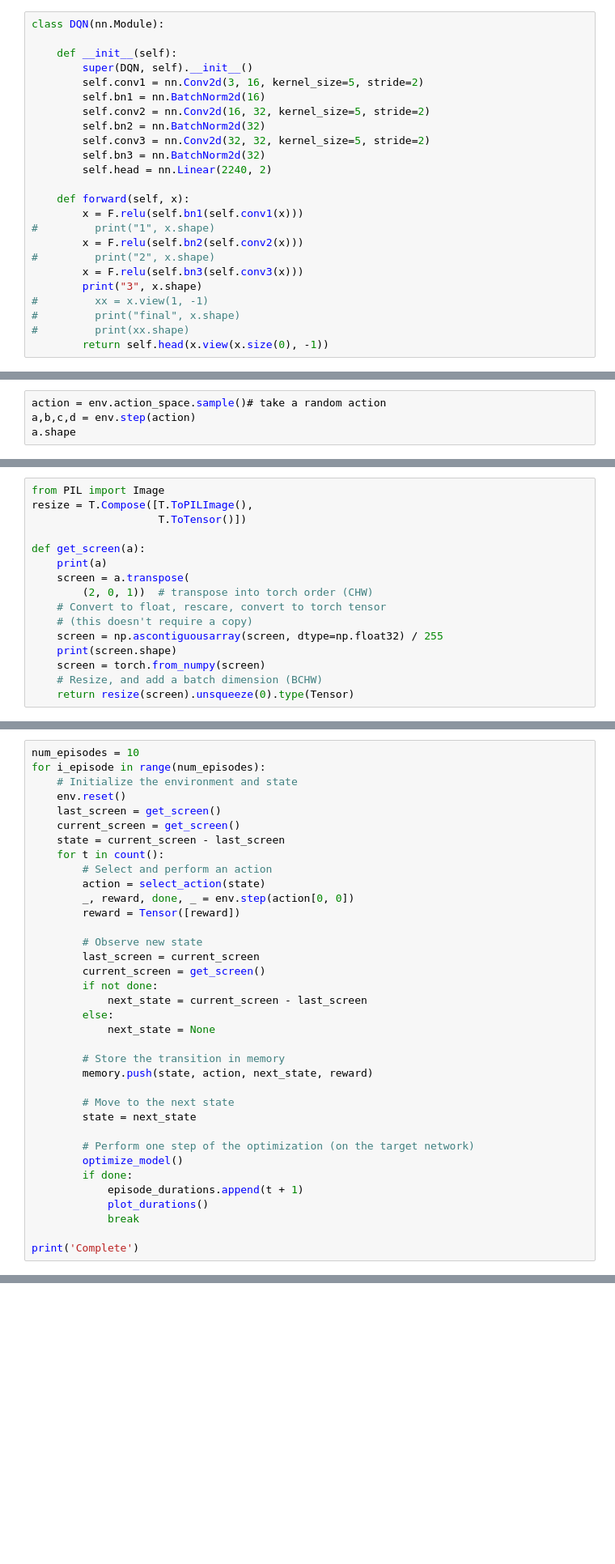
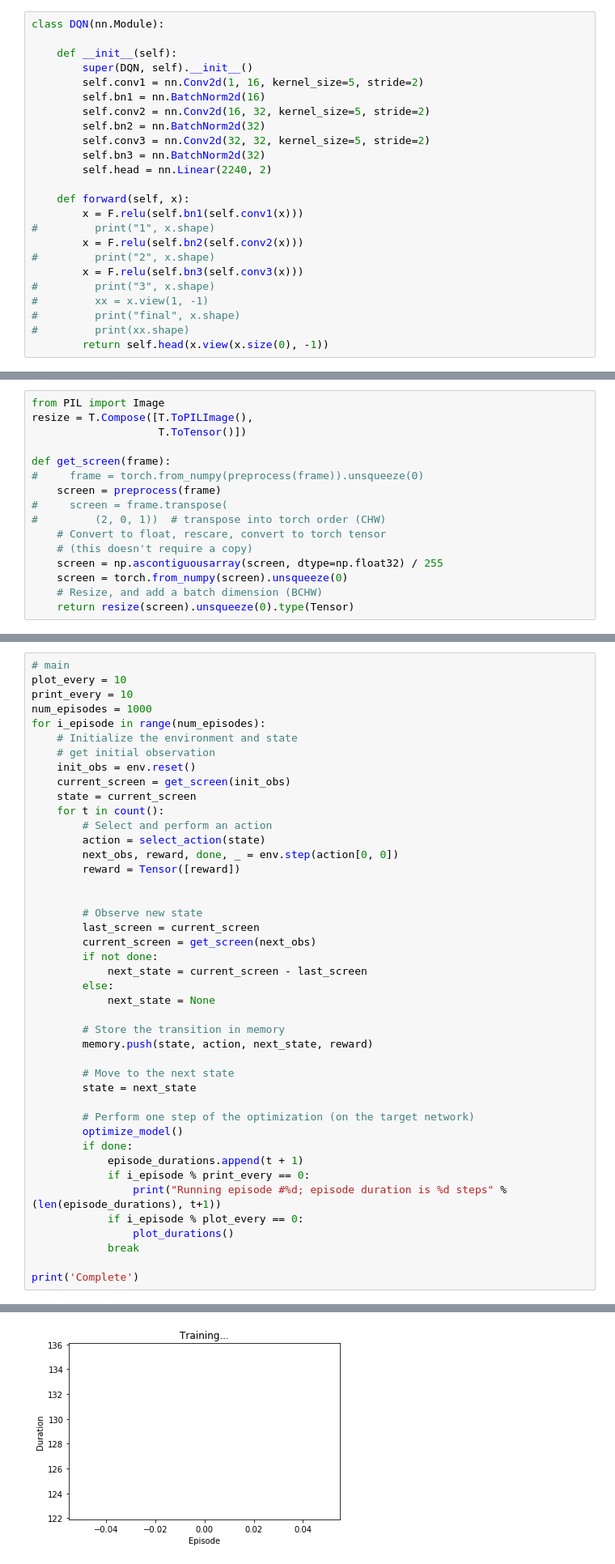
Before and after one commit to AISaturdays/Atari-DQN, a Jupyter notebook: Deep Q-Network Atari.ipynb, the cells around one changed output, grey strips where cells are left out. Shown at 81% size. Cells and saved outputs as stored; diff of their text form; blank space fills up the shorter version.

```diff
--- a/Deep Q-Network Atari.ipynb
+++ b/Deep Q-Network Atari.ipynb
@@ -61,7 +81,7 @@ class DQN(nn.Module):
 
     def __init__(self):
         super(DQN, self).__init__()
-        self.conv1 = nn.Conv2d(3, 16, kernel_size=5, stride=2)
+        self.conv1 = nn.Conv2d(1, 16, kernel_size=5, stride=2)
         self.bn1 = nn.BatchNorm2d(16)
         self.conv2 = nn.Conv2d(16, 32, kernel_size=5, stride=2)
         self.bn2 = nn.BatchNorm2d(32)
@@ -75,7 +95,7 @@ class DQN(nn.Module):
         x = F.relu(self.bn2(self.conv2(x)))
 #         print("2", x.shape)
         x = F.relu(self.bn3(self.conv3(x)))
-        print("3", x.shape)
+#         print("3", x.shape)
 #         xx = x.view(1, -1)
 #         print("final", x.shape)
 #         print(xx.shape)
@@ -322,4 +232,0 @@ def test():
-# %%
-action = env.action_space.sample()# take a random action
-a,b,c,d = env.step(action)
-a.shape
@@ -382,14 +235,14 @@ from PIL import Image
 resize = T.Compose([T.ToPILImage(),
                     T.ToTensor()])
 
-def get_screen(a):
-    print(a)
-    screen = a.transpose(
-        (2, 0, 1))  # transpose into torch order (CHW)
+def get_screen(frame):
+#     frame = torch.from_numpy(preprocess(frame)).unsqueeze(0)
+    screen = preprocess(frame)
+#     screen = frame.transpose(
+#         (2, 0, 1))  # transpose into torch order (CHW)
     # Convert to float, rescare, convert to torch tensor
     # (this doesn't require a copy)
     screen = np.ascontiguousarray(screen, dtype=np.float32) / 255
-    print(screen.shape)
-    screen = torch.from_numpy(screen)
+    screen = torch.from_numpy(screen).unsqueeze(0)
     # Resize, and add a batch dimension (BCHW)
     return resize(screen).unsqueeze(0).type(Tensor)
@@ -420,20 +249,24 @@ torch.Size([1, 3, 105, 80])
 # %%
-num_episodes = 10
+# main
+plot_every = 10
+print_every = 10
+num_episodes = 1000
 for i_episode in range(num_episodes):
     # Initialize the environment and state
-    env.reset()
-    last_screen = get_screen()
-    current_screen = get_screen()
-    state = current_screen - last_screen
+    # get initial observation
+    init_obs = env.reset()
+    current_screen = get_screen(init_obs)
+    state = current_screen
     for t in count():
         # Select and perform an action
         action = select_action(state)
-        _, reward, done, _ = env.step(action[0, 0])
+        next_obs, reward, done, _ = env.step(action[0, 0])
         reward = Tensor([reward])
+
 
         # Observe new state
         last_screen = current_screen
-        current_screen = get_screen()
+        current_screen = get_screen(next_obs)
         if not done:
             next_state = current_screen - last_screen
         else:
@@ -449,7 +282,10 @@ for i_episode in range(num_episodes):
         optimize_model()
         if done:
             episode_durations.append(t + 1)
-            plot_durations()
+            if i_episode % print_every == 0:
+                print("Running episode #%d; episode duration is %d steps" % (len(episode_durations), t+1))
+            if i_episode % plot_every == 0:
+                plot_durations()
             break
 
 print('Complete')
@@ -457,0 +294 @@ NameError: name 'count' is not defined
+[figure, added]
```
Also changed, not shown: parts of 26 cells of this notebook.
